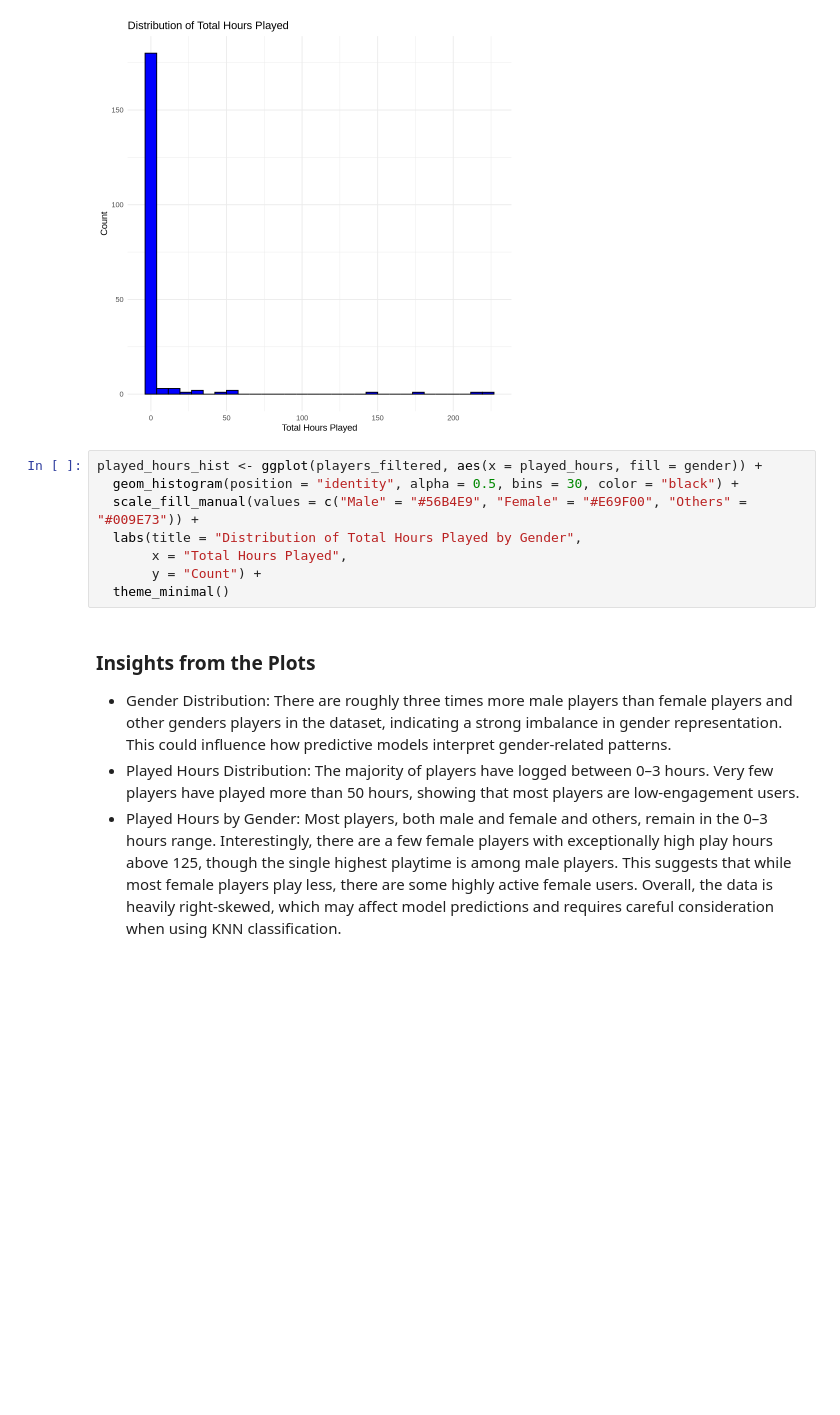
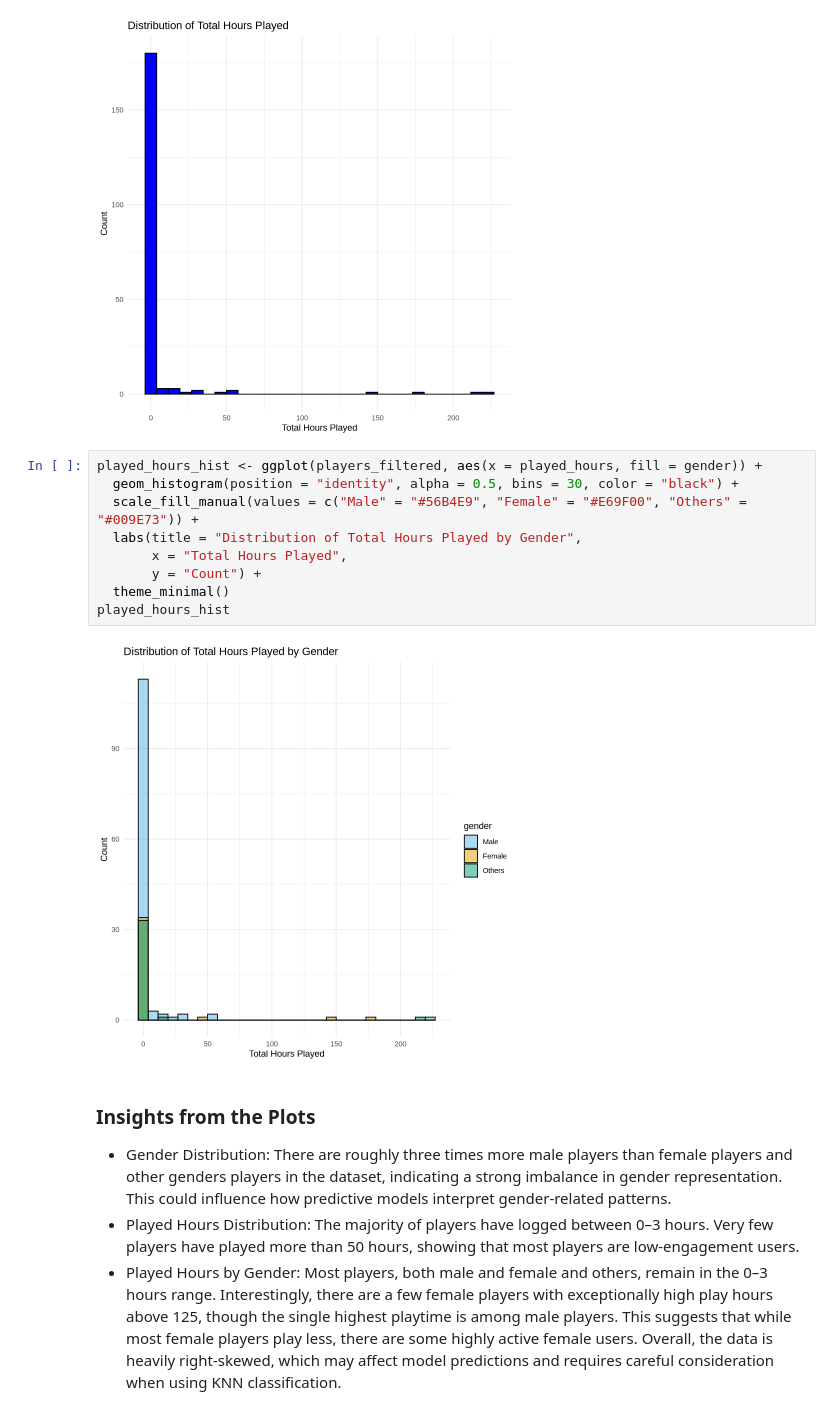
Before and after one commit to mandysui/DataScience100_Group_003_13_MandySui.ipynb, a Jupyter notebook: Group-003-13_Mandy.ipynb, the cells around one changed output. Saved outputs shown, nothing was run; the diff lists cells and outputs as text; blank space fills up the shorter version.

```diff
--- a/Group-003-13_Mandy.ipynb
+++ b/Group-003-13_Mandy.ipynb
@@ -176,11 +176,14 @@ play_hours
 # %%
 played_hours_hist <- ggplot(players_filtered, aes(x = played_hours, fill = gender)) +
   geom_histogram(position = "identity", alpha = 0.5, bins = 30, color = "black") +
   scale_fill_manual(values = c("Male" = "#56B4E9", "Female" = "#E69F00", "Others" = "#009E73")) +
   labs(title = "Distribution of Total Hours Played by Gender",
        x = "Total Hours Played",
        y = "Count") +
   theme_minimal()
+played_hours_hist
+# %% [output]
+[figure, added]
 # %% [markdown]
 ### Insights from the Plots
 - Gender Distribution: There are roughly three times more male players than female players and other genders players in the dataset, indicating a strong imbalance in gender representation. This could influence how predictive models interpret gender-related patterns.
```
